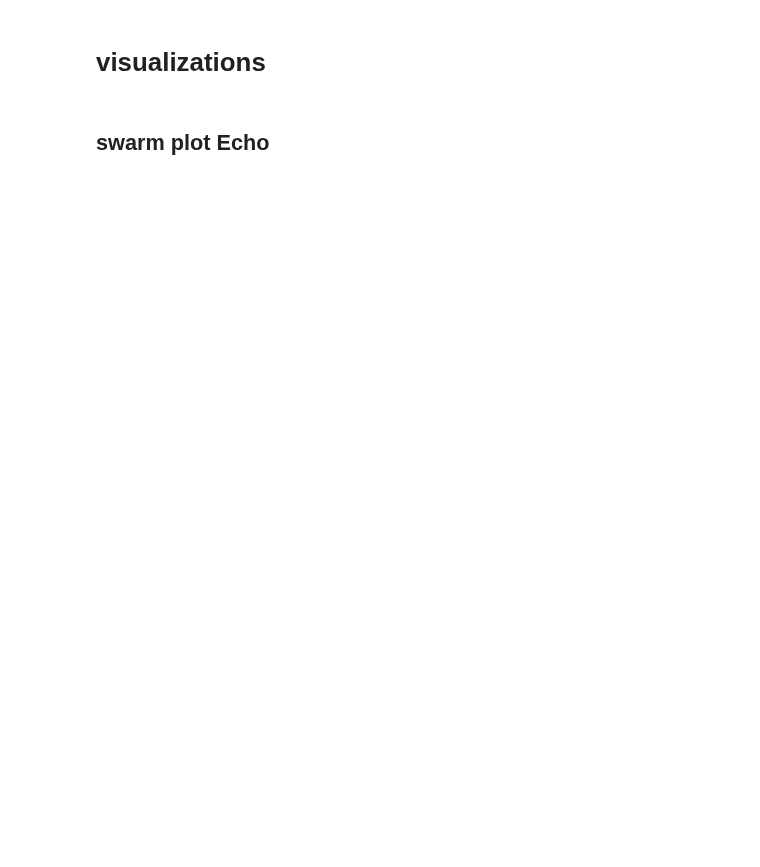
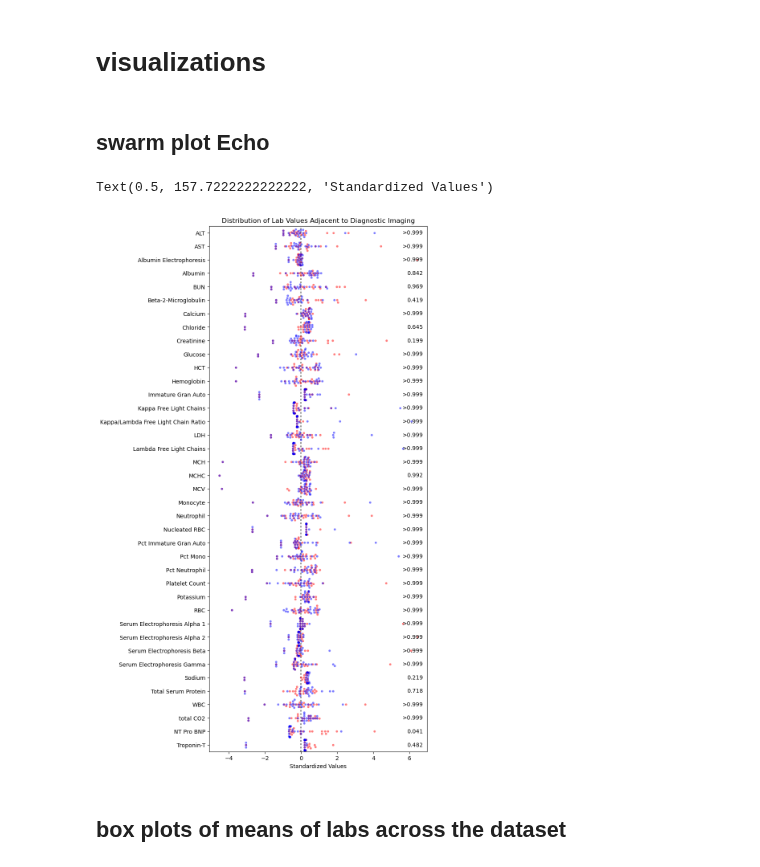
Before and after one commit to BisonCremer/cardiac-amyloidosis, a Jupyter notebook: 040_Mistic_2025/processing_data/StatsVisuals.ipynb, the cells around one changed output. Cells and saved outputs as stored; diff of their text form; code cells hidden in the pictures; blank space fills up the shorter version.

```diff
--- a/040_Mistic_2025/processing_data/StatsVisuals.ipynb
+++ b/040_Mistic_2025/processing_data/StatsVisuals.ipynb
@@ -122,6 +120,7 @@ os.chdir(path) #chaning directory to the location of our sheets
 # %%
 #to get only the lab names used as stems of features
 labsFiltered = pd.read_excel("DFsForSVM_20250416\SelectedFeatures_labs__20250416.xlsx")
+labsFiltered = list(labsFiltered[0])
 # %% [markdown]
 ## features dataframes
 # %%
@@ -144,3 +143,6 @@ selectedFeats_025_allmodels = selectedFeatures_allmodels_allfeatRed.xs(featureRe
 
 #list of models
 modelNames = list(selectedFeats_025_allmodels.columns)
+# %%
+selectedFeaturesFolder = "DF_SelectedFeats__20250416"
+selectedFeaturesFiles = os.listdir(selectedFeaturesFolder)
@@ -155,0 +166,3 @@ for model in
+# %%
+statsFolder = "MannWhitneyFeaturesStats"
+statsFiles = os.listdir(statsFolder)
@@ -157,3 +207,48 @@ for model in
 # visualizations
 # %% [markdown]
 ## swarm plot Echo
+# %%
+from sklearn.preprocessing import StandardScaler
+
+#collect the echoAdj data and apply the standard scalar
+ImagingAdj_forPlot = EchoAdjFullFeatureList[labsFiltered] #filtering for only selected labs
+
+#fitting and applying the standard scaler to the data
+EchoAdj_StandardScalar = StandardScaler().fit(ImagingAdj_forPlot).transform(ImagingAdj_forPlot)
+
+#setting the index and column names so that the data is searchable
+EchoAdj_StandardScalar_df = pd.DataFrame(EchoAdj_StandardScalar, index=EchoAdjFullFeatureList.index, columns=labsFiltered)
+# %%
+#swarm plots
+
+#first collect the stats and values after standard scalar
+data_afterScaler = EchoAdj_StandardScalar_df
+stats_df = df_stats_adjLabsOnly
+
+#ensure that the labs are in the same order
+stats_df = stats_df.reindex(data_afterScaler.T.index)
+
+# Adding the swarm plot
+fig, axs = plt.subplots(figsize=(7, 17))
+sns.swarmplot(data_afterScaler.loc[listPositive], color='red', orient='h', size=4, alpha=0.5, ax=axs)
+sns.swarmplot(data_afterScaler.loc[listNegative], color='blue', orient='h', size=4, alpha=0.5, ax=axs)
+
+#adding central line for reference
+axs.axvline(0, color=".3", dashes=(2, 2))
+
+# Adding text descriptions for adjusted p-value
+for i, feature in enumerate(stats_df.index.dropna()):
+    pvalue = stats_df.loc[feature, "Adjusted P Value"]
+    if not isinstance(pvalue, str):
+        pvalue = round(pvalue, 3)
+        #this rounds all numeric p values to 3 decimal places
+    axs.text(0.98, i, f"{pvalue}",
+            va='center', ha='right', fontsize=10, color='black', transform=axs.get_yaxis_transform())
+
+plt.title("Distribution of Lab Values Adjacent to Diagnostic Imaging")
+axs.set_xlabel("Standardized Values")
+# %% [output]
+Text(0.5, 157.7222222222222, 'Standardized Values')
+[figure, added]
+# %% [markdown]
+## box plots of means of labs across the dataset
```
Also changed, not shown: parts of 11 cells of this notebook.
